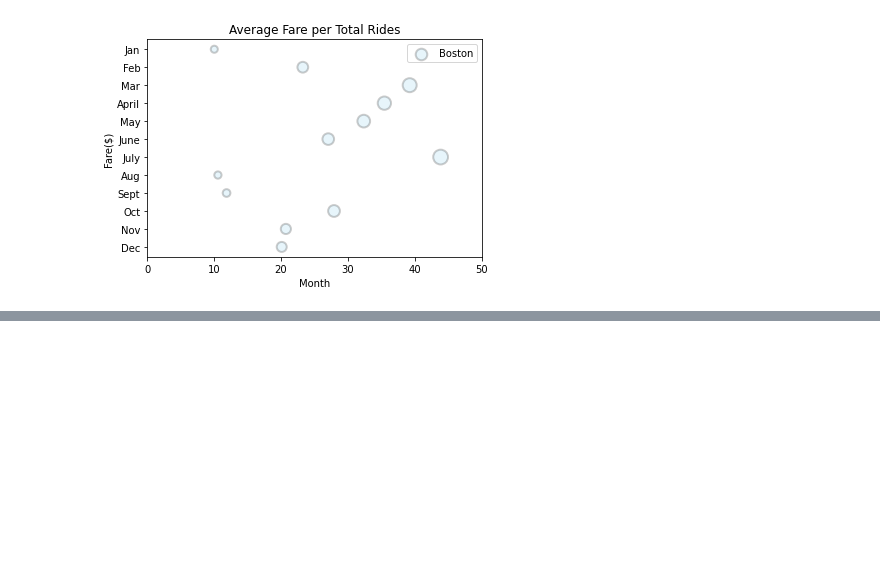
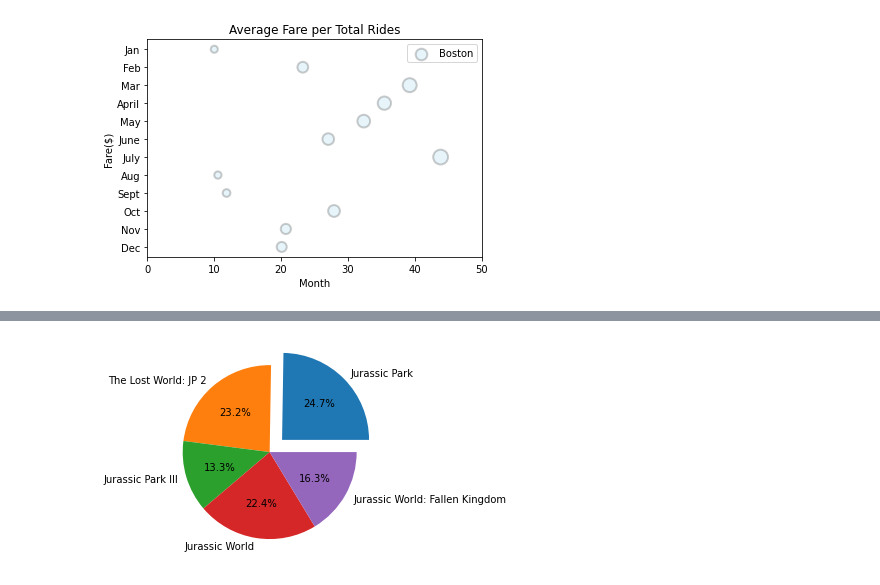
Before and after one commit to armandolatigo/PyBer_Analysis, a Jupyter notebook: matplotlib_practice.ipynb, the cells around one changed output, grey strips where cells are left out. Drawn from its saved outputs; the diff is of its cells as text; code cells hidden in the pictures; blank space fills up the shorter version.

```diff
--- a/matplotlib_practice.ipynb
+++ b/matplotlib_practice.ipynb
@@ -353,0 +365,6 @@ ax.legend()
+# %%
+explode = [0.2,0,0,0,0]
+plt.pie(rating,labels=categories, autopct='%.1f%%',explode=explode)
+plt.show()
+# %% [output]
+[figure, added]
```
Also changed, not shown: parts of 6 cells of this notebook, 4 other files.
